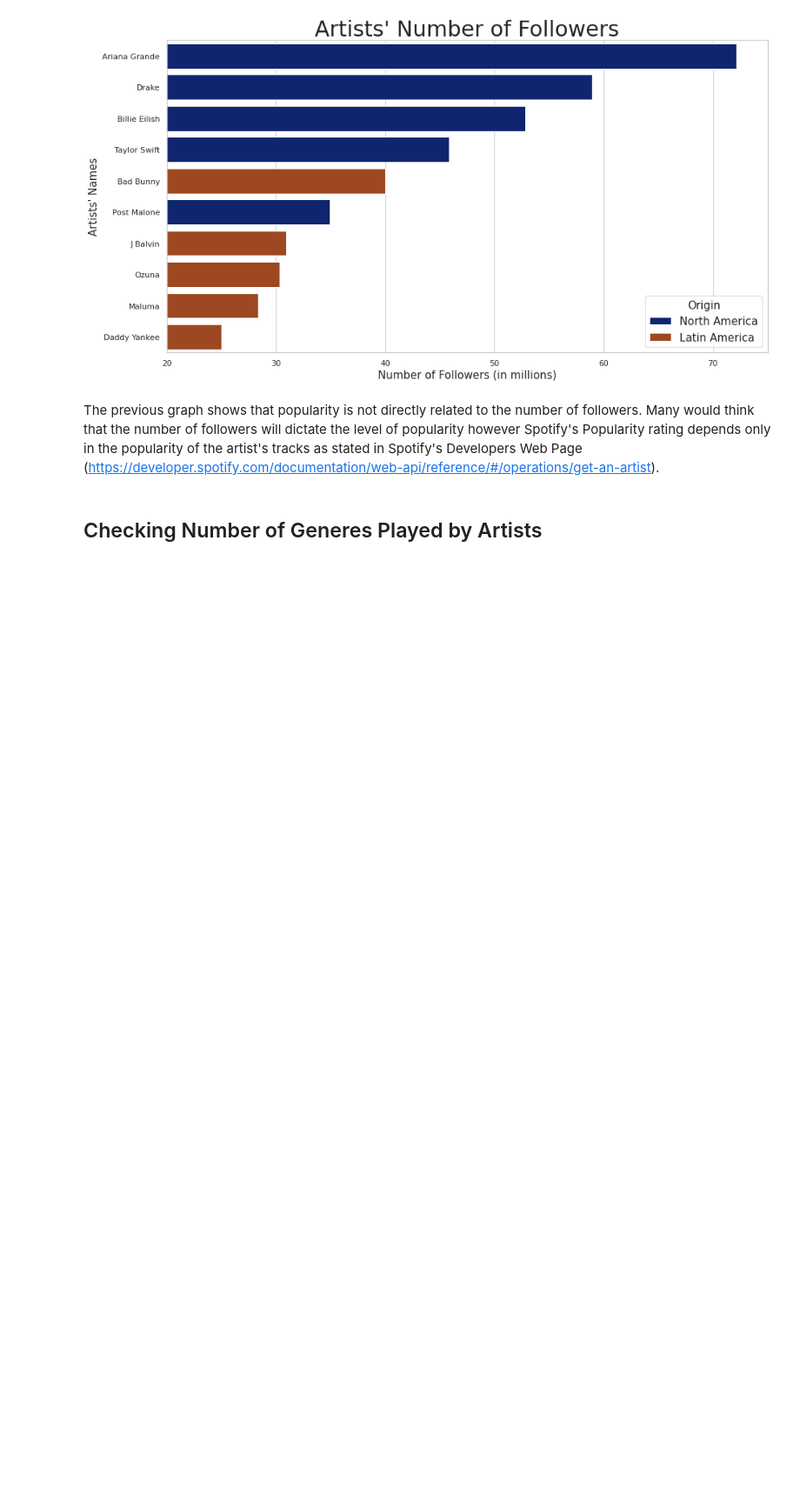
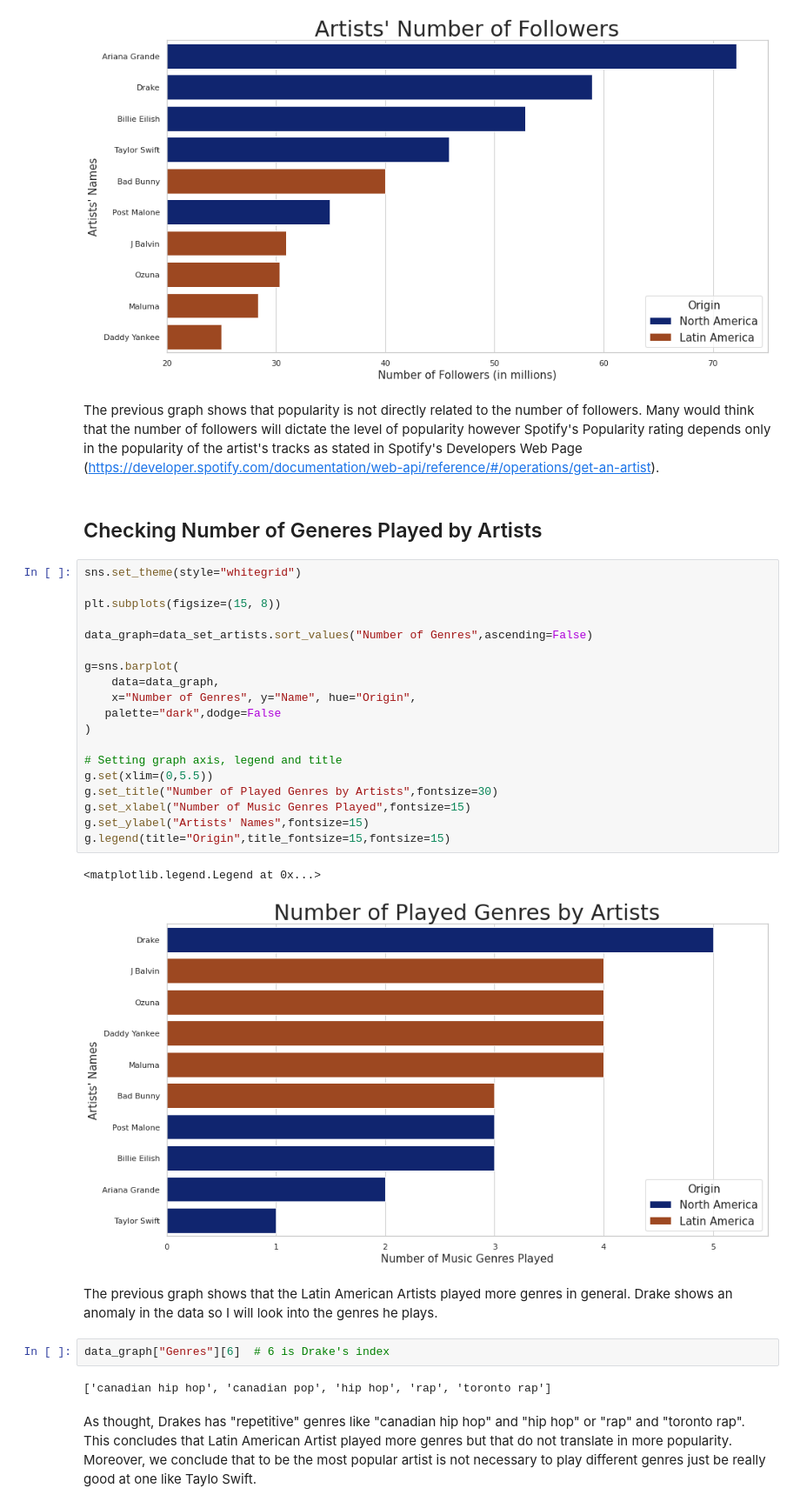
Before and after one commit to jcupa/Spotify_Data_Analysis_Using_API, a Jupyter notebook: spotify_api.ipynb, the cells around one changed output. Shown: that part at 87% size. Cells and saved outputs as stored; diff of their text form; blank space fills up the shorter version.

```diff
--- a/spotify_api.ipynb
+++ b/spotify_api.ipynb
@@ -213,3 +183,33 @@ g.legend(title="Origin",title_fontsize=15,fontsize=15)
 The previous graph shows that popularity is not directly related to the number of followers. Many would think that the number of followers will dictate the level of popularity however Spotify's Popularity rating depends only in the popularity of the artist's tracks as stated in Spotify's Developers Web Page (https://developer.spotify.com/documentation/web-api/reference/#/operations/get-an-artist).
 # %% [markdown]
 ## Checking Number of Generes Played by Artists
+# %%
+sns.set_theme(style="whitegrid")
+
+plt.subplots(figsize=(15, 8))
+
+data_graph=data_set_artists.sort_values("Number of Genres",ascending=False)
+
+g=sns.barplot(
+    data=data_graph,
+    x="Number of Genres", y="Name", hue="Origin",
+   palette="dark",dodge=False
+)
+
+# Setting graph axis, legend and title
+g.set(xlim=(0,5.5))
+g.set_title("Number of Played Genres by Artists",fontsize=30)
+g.set_xlabel("Number of Music Genres Played",fontsize=15)
+g.set_ylabel("Artists' Names",fontsize=15)
+g.legend(title="Origin",title_fontsize=15,fontsize=15)
+# %% [output]
+<matplotlib.legend.Legend at 0x...>
+[figure, added]
+# %% [markdown]
+The previous graph shows that the Latin American Artists played more genres in general. Drake shows an anomaly in the data so I will look into the genres he plays.
+# %%
+data_graph["Genres"][6]  # 6 is Drake's index
+# %% [output]
+['canadian hip hop', 'canadian pop', 'hip hop', 'rap', 'toronto rap']
+# %% [markdown]
+As thought, Drakes has "repetitive" genres like "canadian hip hop" and "hip hop" or "rap" and "toronto rap". This concludes that Latin American Artist played more genres but that do not translate in more popularity. Moreover, we conclude that to be the most popular artist is not necessary to play different genres just be really good at one like Taylo Swift.
```
Also changed, not shown: parts of 16 cells of this notebook.
